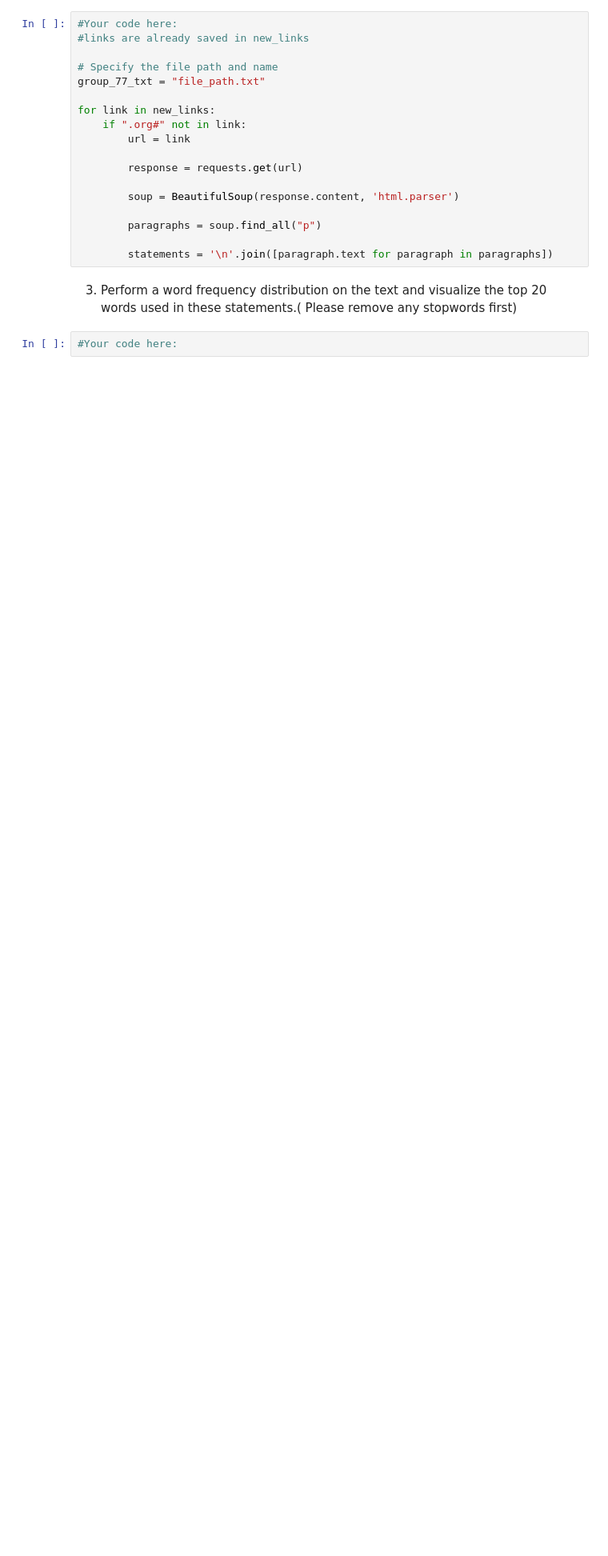
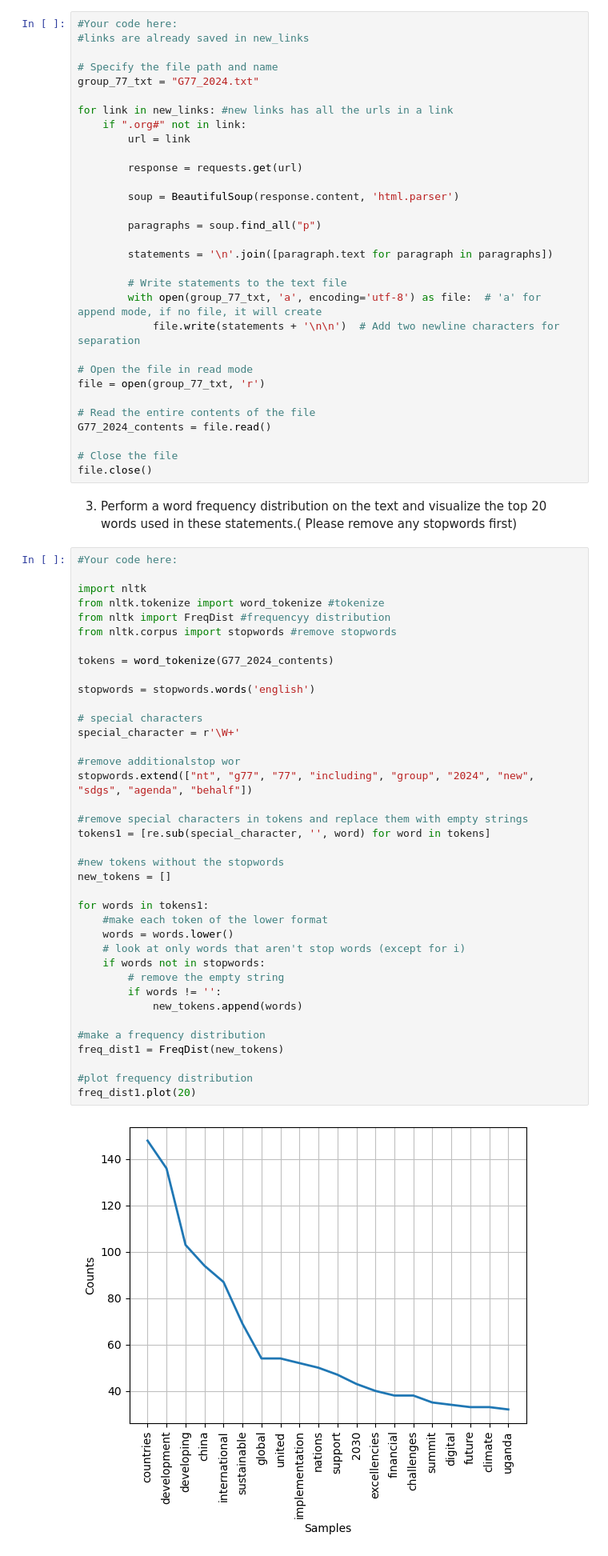
Before and after one commit to Datadili/Applied-Python-Psets, a Jupyter notebook: pset_5/pset5.ipynb, the cells around one changed output. Shown: that part at 80% size. Saved outputs shown, nothing was run; the diff lists cells and outputs as text; blank space fills up the shorter version.

```diff
--- a/pset_5/pset5.ipynb
+++ b/pset_5/pset5.ipynb
@@ -61,9 +61,9 @@ https://www.g77.org#
 #links are already saved in new_links
 
 # Specify the file path and name
-group_77_txt = "file_path.txt"
+group_77_txt = "G77_2024.txt"
 
-for link in new_links:
+for link in new_links: #new links has all the urls in a link
     if ".org#" not in link:
         url = link
 
@@ -74,7 +74,58 @@ for link in new_links:
         paragraphs = soup.find_all("p")
 
         statements = '\n'.join([paragraph.text for paragraph in paragraphs])
+
+        # Write statements to the text file
+        with open(group_77_txt, 'a', encoding='utf-8') as file:  # 'a' for append mode, if no file, it will create
+            file.write(statements + '\n\n')  # Add two newline characters for separation
+
+# Open the file in read mode
+file = open(group_77_txt, 'r')
+
+# Read the entire contents of the file
+G77_2024_contents = file.read()
+
+# Close the file
+file.close()
 # %% [markdown]
 3. Perform a word frequency distribution on the text and visualize the top 20 words used in these statements.( Please remove any stopwords first)
 # %%
 #Your code here:
+
+import nltk
+from nltk.tokenize import word_tokenize #tokenize
+from nltk import FreqDist #frequencyy distribution
+from nltk.corpus import stopwords #remove stopwords
+
+tokens = word_tokenize(G77_2024_contents)
+
+stopwords = stopwords.words('english')
+
+# special characters
+special_character = r'\W+'
+
+#remove additionalstop wor
+stopwords.extend(["nt", "g77", "77", "including", "group", "2024", "new", "sdgs", "agenda", "behalf"])
+
+#remove special characters in tokens and replace them with empty strings
+tokens1 = [re.sub(special_character, '', word) for word in tokens]
+
+#new tokens without the stopwords
+new_tokens = []
+
+for words in tokens1:
+    #make each token of the lower format
+    words = words.lower()
+    # look at only words that aren't stop words (except for i)
+    if words not in stopwords:
+        # remove the empty string
+        if words != '':
+            new_tokens.append(words)
+
+#make a frequency distribution
+freq_dist1 = FreqDist(new_tokens)
+
+#plot frequency distribution
+freq_dist1.plot(20)
+# %% [output]
+[figure, added]
```
Also changed, not shown: parts of 24 cells of this notebook, 2 other files.
